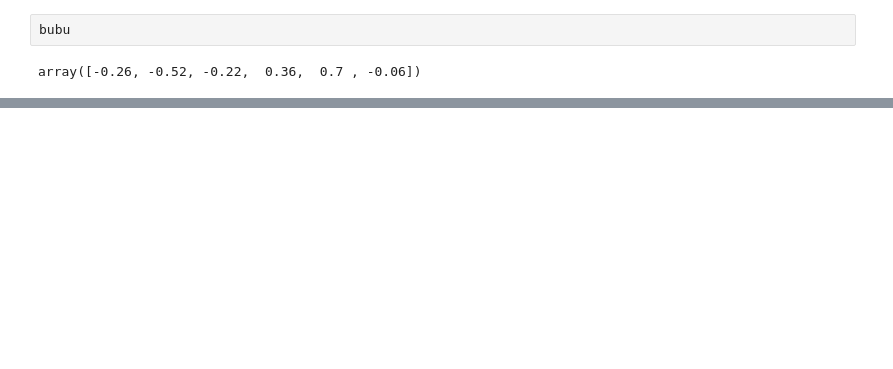
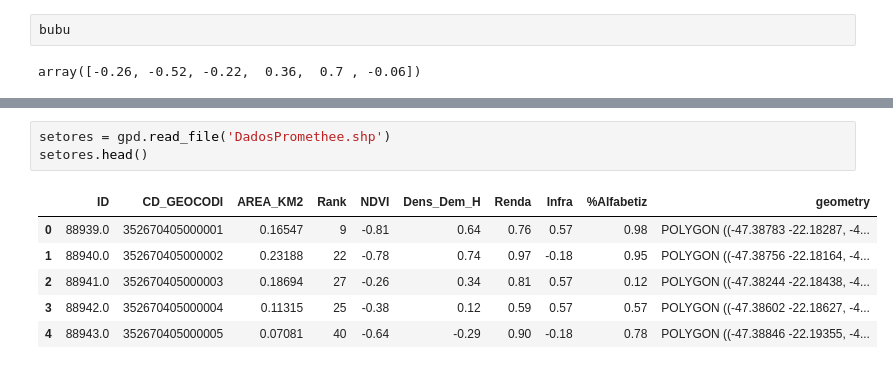
Before and after one commit to julianovale/MCDA, a Jupyter notebook: 0011_Trabalho_INSID_PrometheeII.ipynb, the cells around one changed output, grey strips where cells are left out. Cells and saved outputs as stored; diff of their text form; blank space fills up the shorter version.

```diff
--- a/0011_Trabalho_INSID_PrometheeII.ipynb
+++ b/0011_Trabalho_INSID_PrometheeII.ipynb
@@ -217,0 +269,10 @@ array([-0.26, -0.52, -0.22,  0.36,  0.7 , -0.06])
+# %%
+setores = gpd.read_file('DadosPromethee.shp')
+setores.head()
+# %% [output]
+|  | ID | CD_GEOCODI | AREA_KM2 | Rank | NDVI | Dens_Dem_H | Renda | Infra | %Alfabetiz | geometry |
+| 0 | 88939.0 | 352670405000001 | 0.16547 | 9 | -0.81 | 0.64 | 0.76 | 0.57 | 0.98 | POLYGON ((-47.38783 -22.18287, -4... |
+| 1 | 88940.0 | 352670405000002 | 0.23188 | 22 | -0.78 | 0.74 | 0.97 | -0.18 | 0.95 | POLYGON ((-47.38756 -22.18164, -4... |
+| 2 | 88941.0 | 352670405000003 | 0.18694 | 27 | -0.26 | 0.34 | 0.81 | 0.57 | 0.12 | POLYGON ((-47.38244 -22.18438, -4... |
+| 3 | 88942.0 | 352670405000004 | 0.11315 | 25 | -0.38 | 0.12 | 0.59 | 0.57 | 0.57 | POLYGON ((-47.38602 -22.18627, -4... |
+| 4 | 88943.0 | 352670405000005 | 0.07081 | 40 | -0.64 | -0.29 | 0.90 | -0.18 | 0.78 | POLYGON ((-47.38846 -22.19355, -4... |
```
Also changed, not shown: parts of 8 cells of this notebook.
